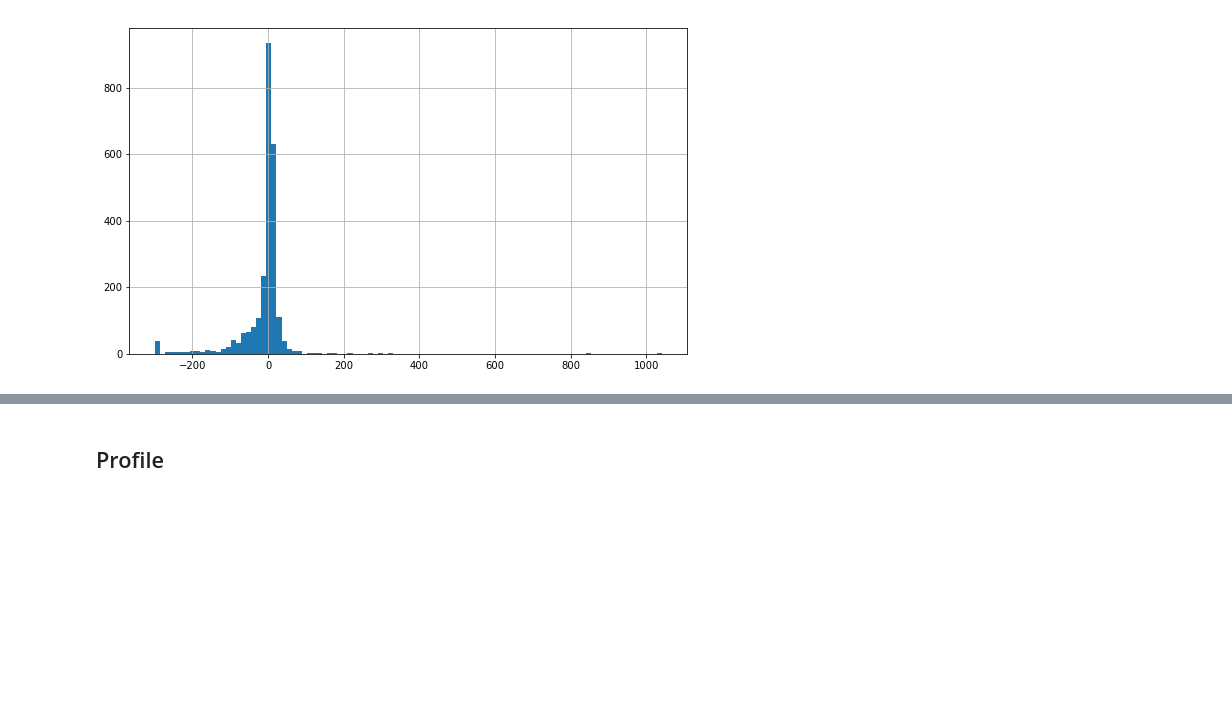
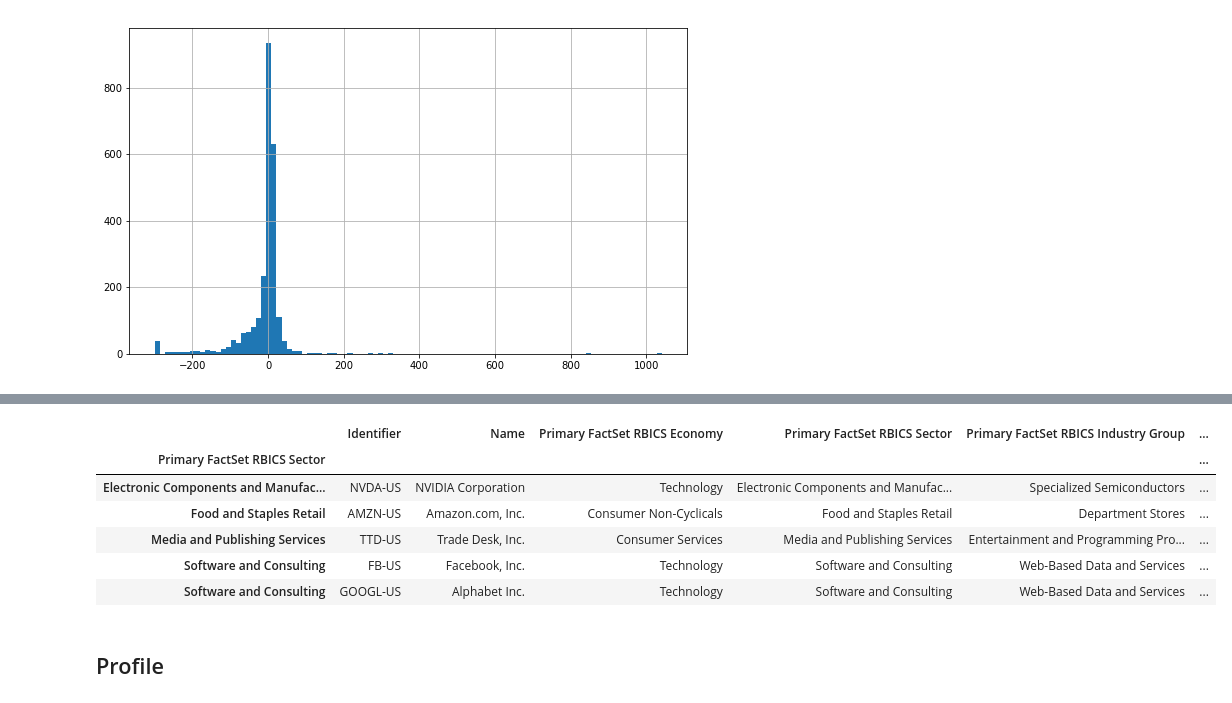
Before and after one commit to JakeColor/magic-formula, a Jupyter notebook: scanner.ipynb, the cells around one changed output, grey strips where cells are left out. Drawn from its saved outputs; the diff is of its cells as text; code cells hidden in the pictures; blank space fills up the shorter version.

```diff
--- a/scanner.ipynb
+++ b/scanner.ipynb
@@ -82,3 +100,15 @@ uni.loc[(uni['Primary FactSet RBICS Sector']=='Software and Consulting') & \
+# %%
+uni = uni.reset_index('Identifier')
+# %%
+uni[uni.Identifier.isin(['GOOGL-US','AMZN-US','NVDA-US','FB-US','TTD-US'])]
+# %% [output]
+|  | Identifier | Name | Primary FactSet RBICS Economy | Primary FactSet RBICS Sector | Primary FactSet RBICS Industry Group | ... |
+| Primary FactSet RBICS Sector |  |  |  |  |  | ... |
+| Electronic Components and Manufac... | NVDA-US | NVIDIA Corporation | Technology | Electronic Components and Manufac... | Specialized Semiconductors | ... |
+| Food and Staples Retail | AMZN-US | Amazon.com, Inc. | Consumer Non-Cyclicals | Food and Staples Retail | Department Stores | ... |
+| Media and Publishing Services | TTD-US | Trade Desk, Inc. | Consumer Services | Media and Publishing Services | Entertainment and Programming Pro... | ... |
+| Software and Consulting | FB-US | Facebook, Inc. | Technology | Software and Consulting | Web-Based Data and Services | ... |
+| Software and Consulting | GOOGL-US | Alphabet Inc. | Technology | Software and Consulting | Web-Based Data and Services | ... |
 # %% [markdown]
 ## Profile
 # %%
```
Also changed, not shown: parts of 6 cells of this notebook.
